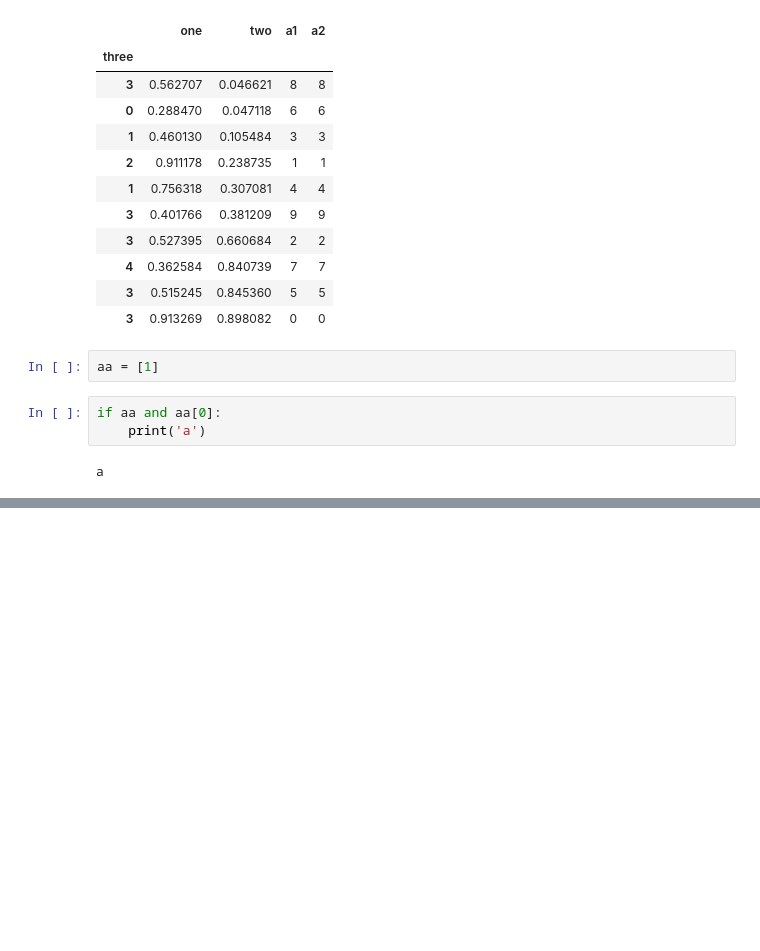
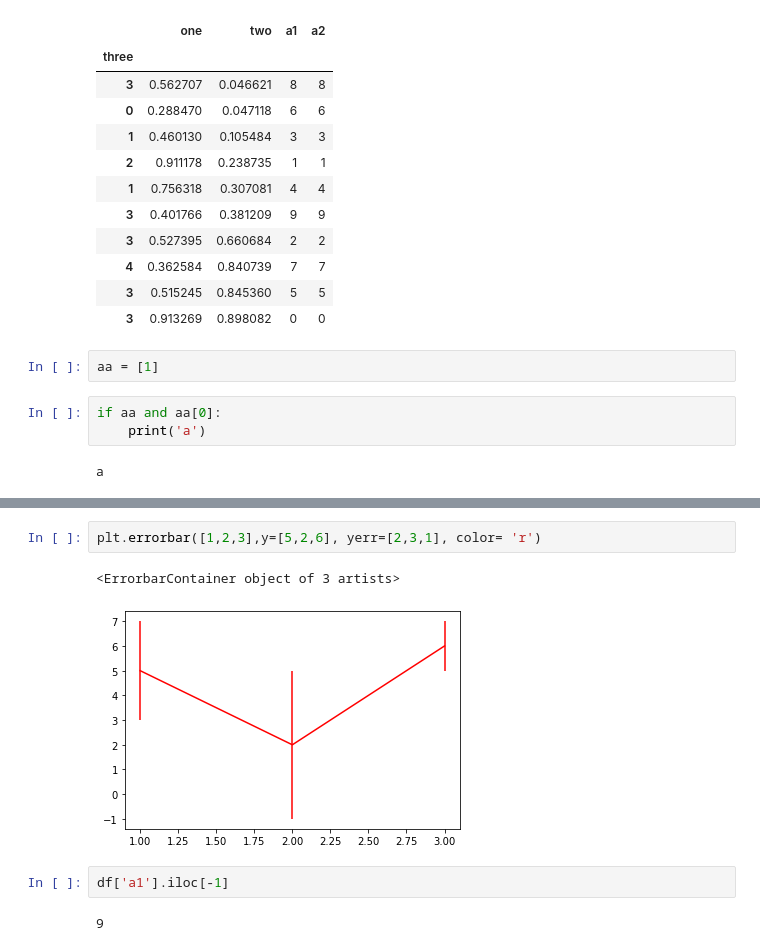
Before and after one commit to insommer/AnalysisCode, a Jupyter notebook: Coding Test/Coding Test.ipynb, the cells around one changed output, grey strips where cells are left out. Cells and saved outputs as stored; diff of their text form; blank space fills up the shorter version.

```diff
--- a/Coding Test/Coding Test.ipynb
+++ b/Coding Test/Coding Test.ipynb
@@ -2479,0 +2535,9 @@ a
+# %%
+plt.errorbar([1,2,3],y=[5,2,6], yerr=[2,3,1], color= 'r')
+# %% [output]
+<ErrorbarContainer object of 3 artists>
+[figure, added]
+# %%
+df['a1'].iloc[-1]
+# %% [output]
+9
```
Also changed, not shown: parts of 4 cells of this notebook, 4 other files.
